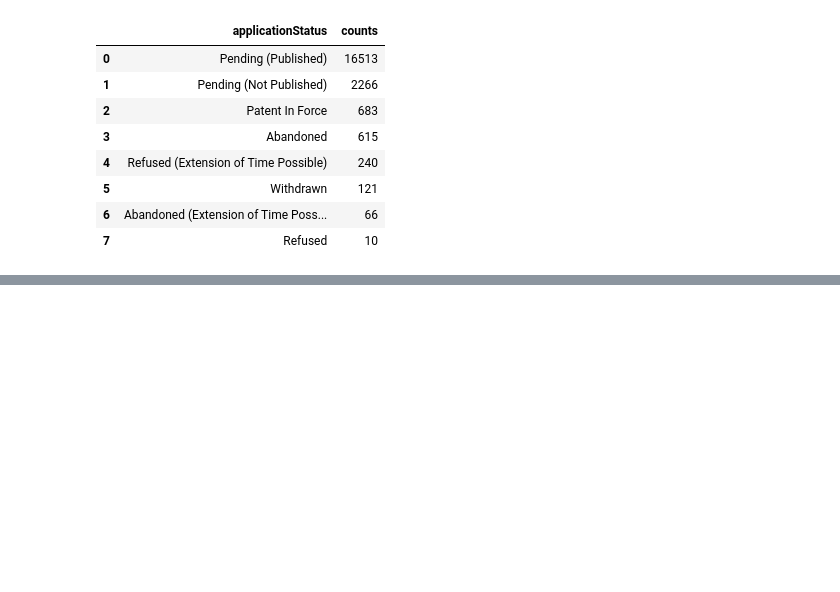
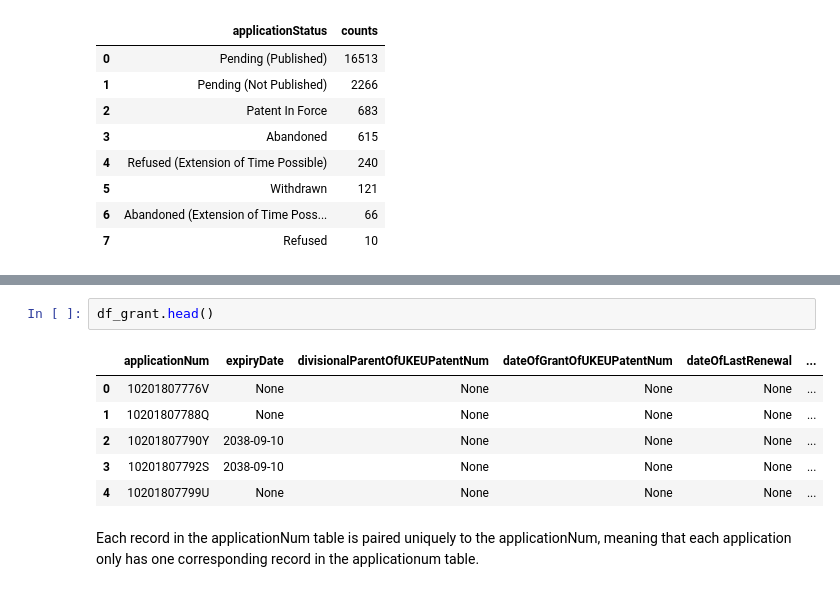
Before and after one commit to TristanKoh/sg-patents-dashboard, a Jupyter notebook: Code/EDA.ipynb, the cells around one changed output, grey strips where cells are left out. Drawn from its saved outputs; the diff is of its cells as text; blank space fills up the shorter version.

```diff
--- a/Code/EDA.ipynb
+++ b/Code/EDA.ipynb
@@ -77,0 +94,11 @@ df_appstatus
+# %%
+df_grant.head()
+# %% [output]
+|  | applicationNum | expiryDate | divisionalParentOfUKEUPatentNum | dateOfGrantOfUKEUPatentNum | dateOfLastRenewal | ... |
+| 0 | 10201807776V | None | None | None | None | ... |
+| 1 | 10201807788Q | None | None | None | None | ... |
+| 2 | 10201807790Y | 2038-09-10 | None | None | None | ... |
+| 3 | 10201807792S | 2038-09-10 | None | None | None | ... |
+| 4 | 10201807799U | None | None | None | None | ... |
+# %% [markdown]
+Each record in the applicationNum table is paired uniquely to the applicationNum, meaning that each application only has one corresponding record in the applicationum table.
```
Also changed, not shown: parts of 16 cells of this notebook, 1 other file.
